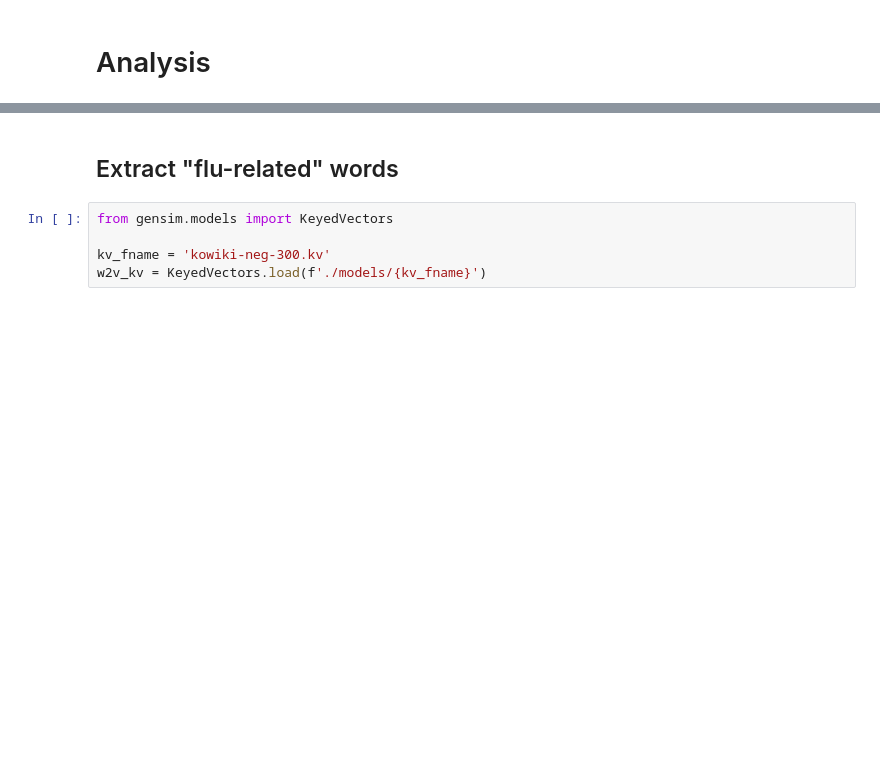
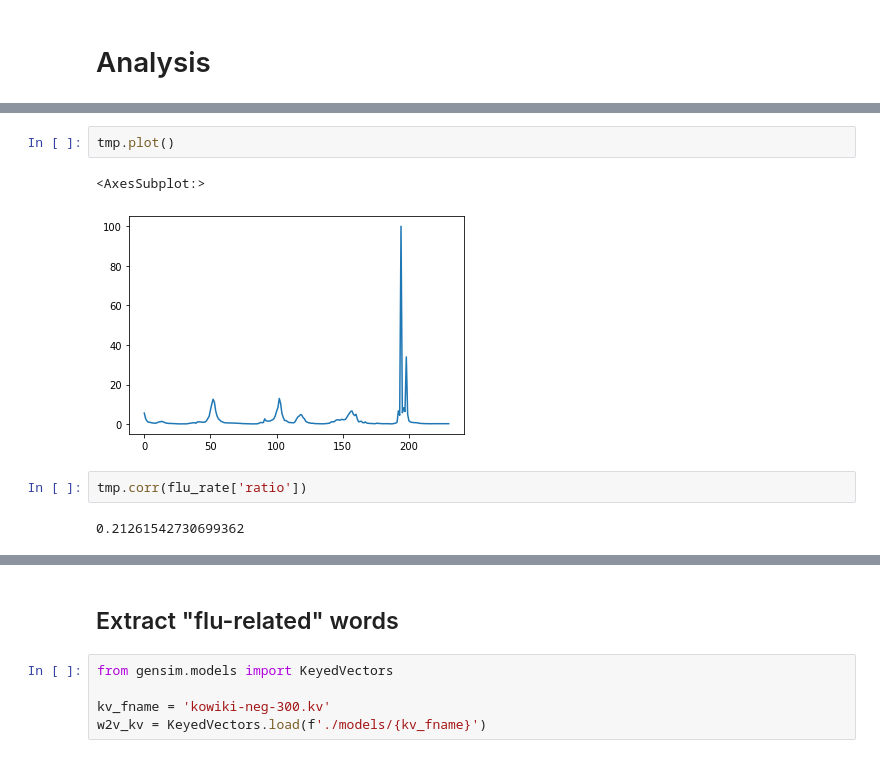
Before and after one commit to Kim-inhwan/multi-encoding-based-influenza-forecasting, a Jupyter notebook: analysis.ipynb, the cells around one changed output, grey strips where cells are left out. Drawn from its saved outputs; the diff is of its cells as text; blank space fills up the shorter version.

```diff
--- a/analysis.ipynb
+++ b/analysis.ipynb
@@ -2,0 +268,9 @@
+# %%
+tmp.plot()
+# %% [output]
+<AxesSubplot:>
+[figure, added]
+# %%
+tmp.corr(flu_rate['ratio'])
+# %% [output]
+0.21261542730699362
```
Also changed, not shown: parts of 8 cells of this notebook, 1 other file.
